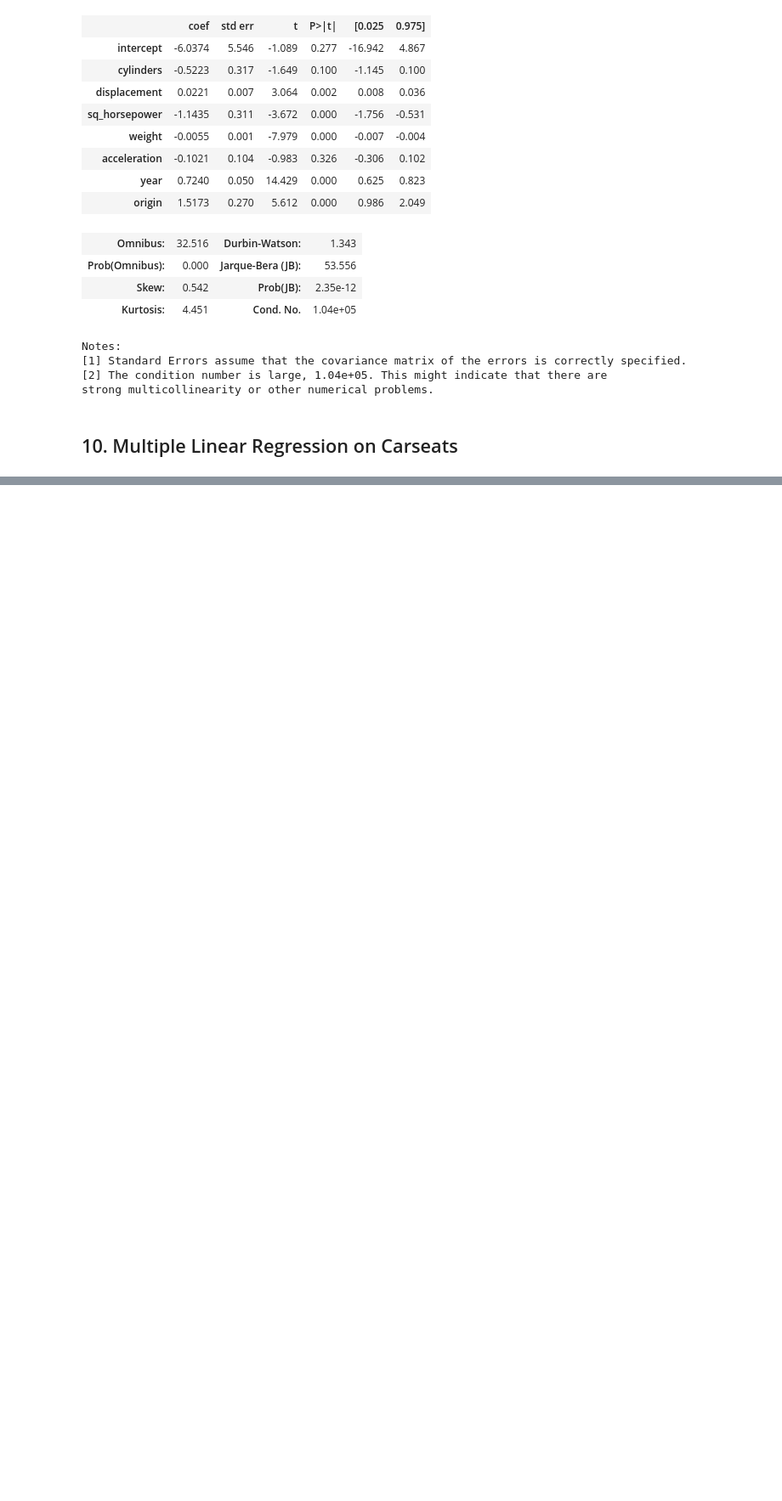
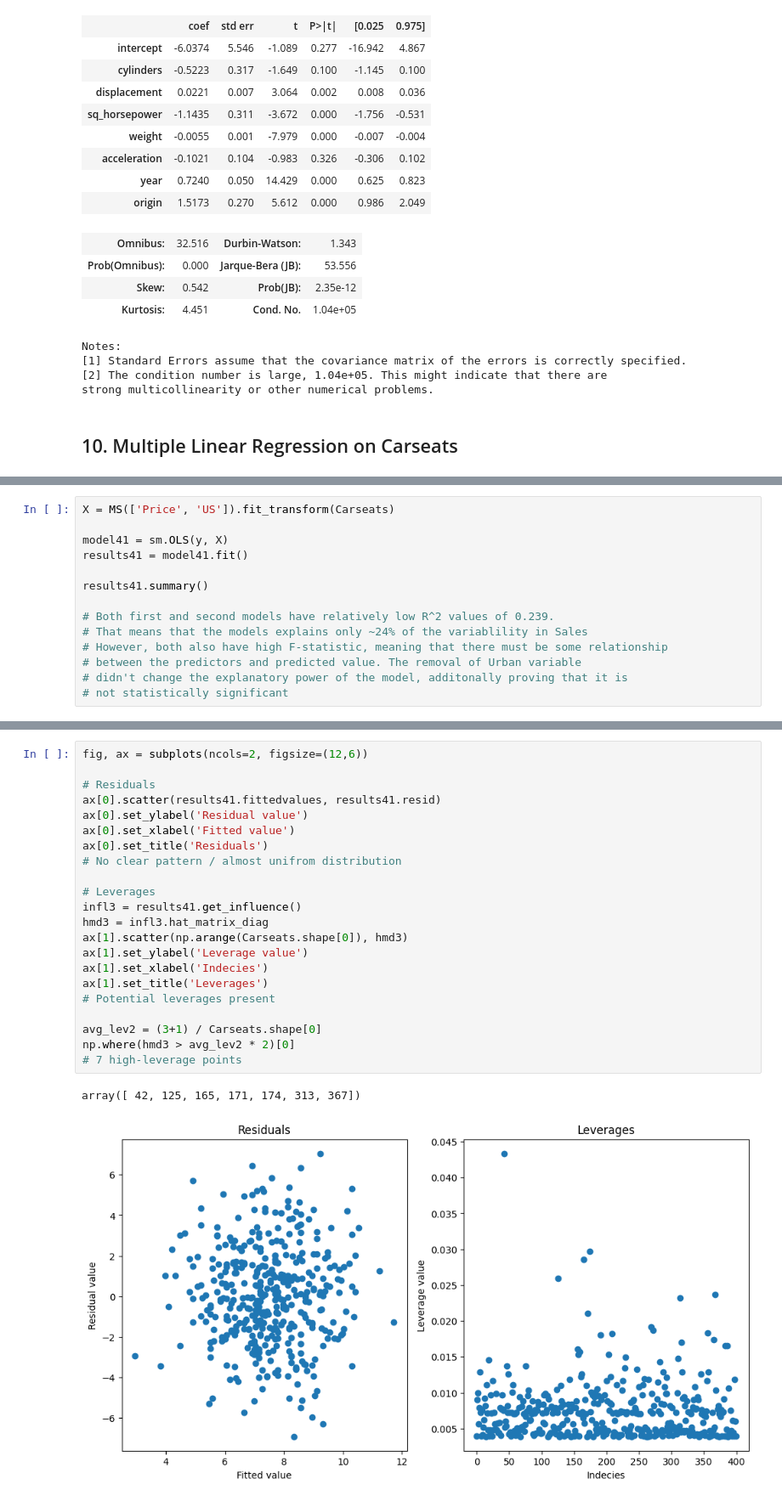
Before and after one commit to NDubelovskyi/ISLP, a Jupyter notebook: Chapter 3 Application.ipynb, the cells around one changed output, grey strips where cells are left out. Shown at 85% size. Saved outputs shown, nothing was run; the diff lists cells and outputs as text; blank space fills up the shorter version.

Commit message:
Chapter 3 Application. Multiple Linear Regression on Carseats

```diff
--- a/Chapter 3 Application.ipynb
+++ b/Chapter 3 Application.ipynb
@@ -608,0 +693,14 @@ strong multicollinearity or other numerical problems.
+# %%
+X = MS(['Price', 'US']).fit_transform(Carseats)
+
+model41 = sm.OLS(y, X)
+results41 = model41.fit()
+
+results41.summary()
+
+# Both first and second models have relatively low R^2 values of 0.239.
+# That means that the models explains only ~24% of the variablility in Sales
+# However, both also have high F-statistic, meaning that there must be some relationship
+# between the predictors and predicted value. The removal of Urban variable
+# didn't change the explanatory power of the model, additonally proving that it is
+# not statistically significant
@@ -608,0 +736,25 @@ strong multicollinearity or other numerical problems.
+# %%
+fig, ax = subplots(ncols=2, figsize=(12,6))
+
+# Residuals
+ax[0].scatter(results41.fittedvalues, results41.resid)
+ax[0].set_ylabel('Residual value')
+ax[0].set_xlabel('Fitted value')
+ax[0].set_title('Residuals')
+# No clear pattern / almost unifrom distribution
+
+# Leverages
+infl3 = results41.get_influence()
+hmd3 = infl3.hat_matrix_diag
+ax[1].scatter(np.arange(Carseats.shape[0]), hmd3)
+ax[1].set_ylabel('Leverage value')
+ax[1].set_xlabel('Indecies')
+ax[1].set_title('Leverages')
+# Potential leverages present
+
+avg_lev2 = (3+1) / Carseats.shape[0]
+np.where(hmd3 > avg_lev2 * 2)[0]
+# 7 high-leverage points
+# %% [output]
+array([ 42, 125, 165, 171, 174, 313, 367])
+[figure, added]
```
Also changed, not shown: parts of 12 cells of this notebook.
